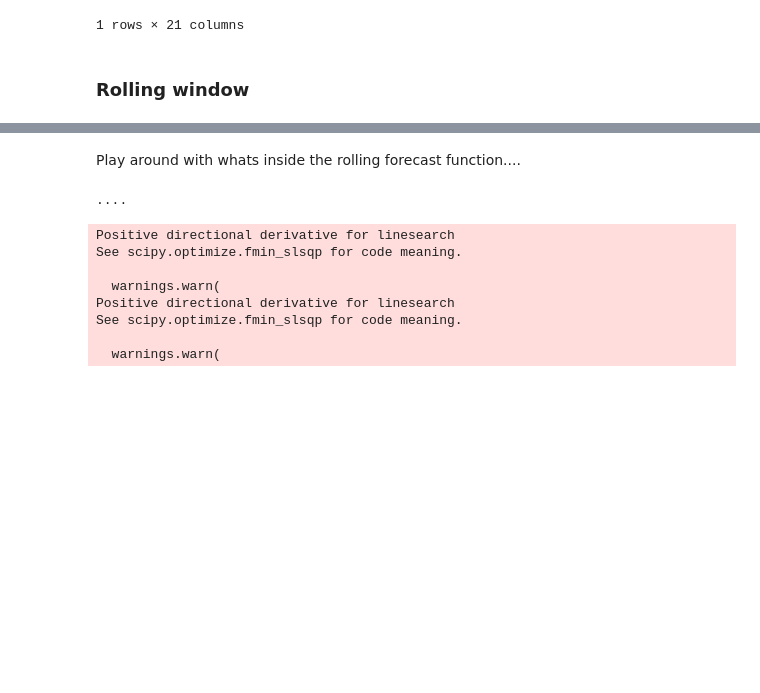
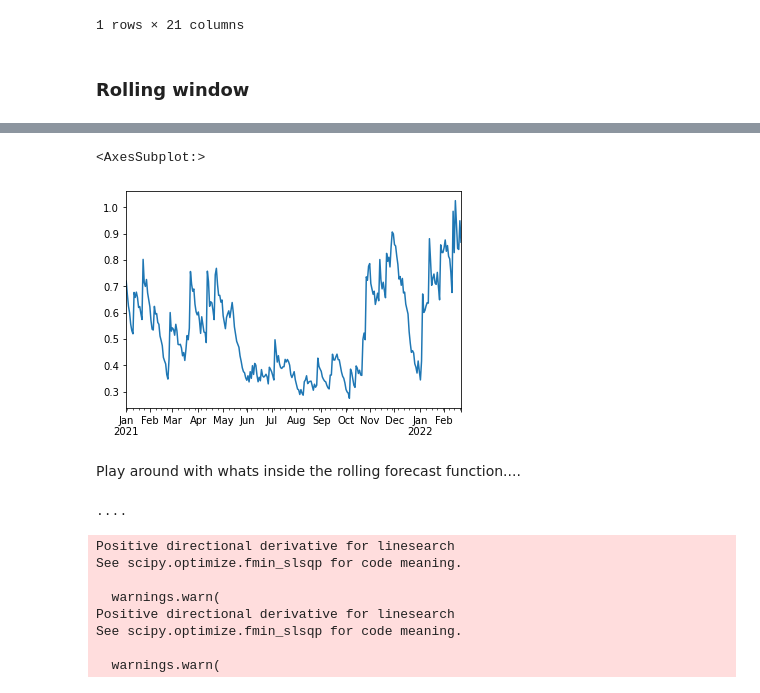
Before and after one commit to frederikbachdk/FXVolTrading, a Jupyter notebook: tradingstrategy/likelihood_analysis.ipynb, the cells around one changed output, grey strips where cells are left out. Saved outputs shown, nothing was run; the diff lists cells and outputs as text; code cells hidden in the pictures; blank space fills up the shorter version.

```diff
--- a/tradingstrategy/likelihood_analysis.ipynb
+++ b/tradingstrategy/likelihood_analysis.ipynb
@@ -174,3 +159,8 @@ df_vol
+# %%
+df_vol['cond_forecast_to_implied'].plot()
+# %% [output]
+<AxesSubplot:>
+[figure, added]
 # %% [markdown]
 Play around with whats inside the rolling forecast function....
 # %%
```
Also changed, not shown: parts of 10 cells of this notebook, 1 other file.
